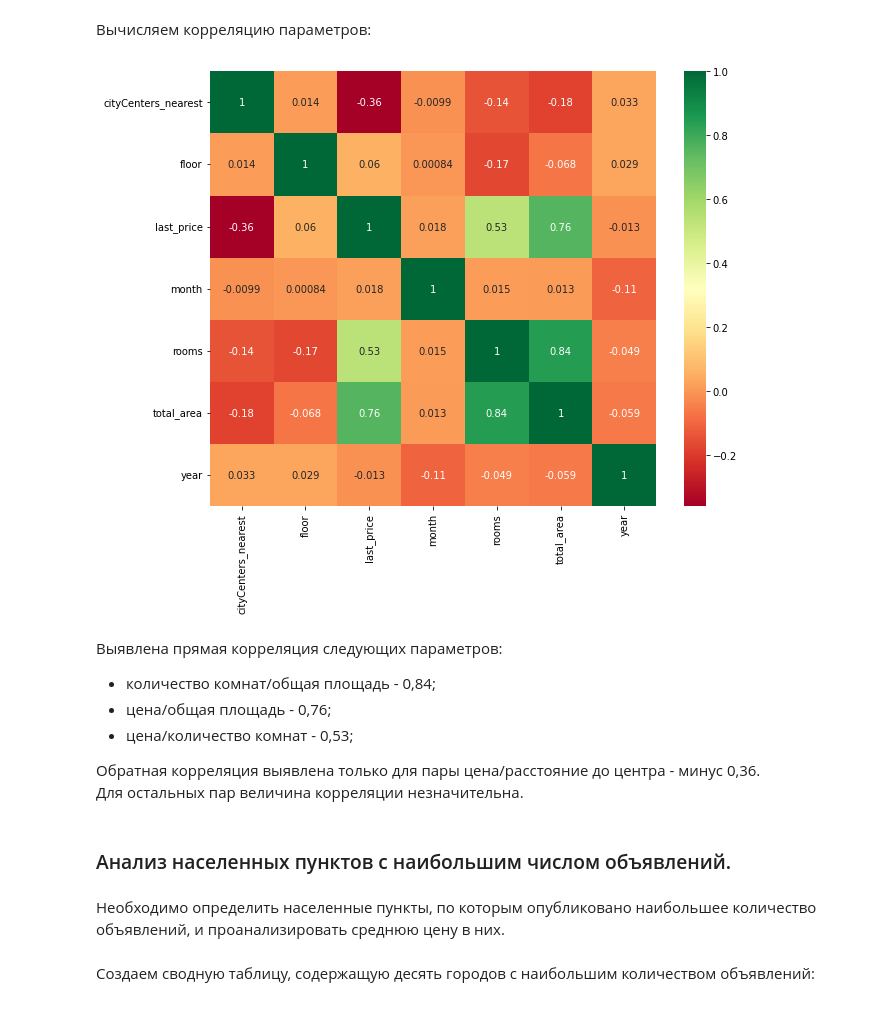
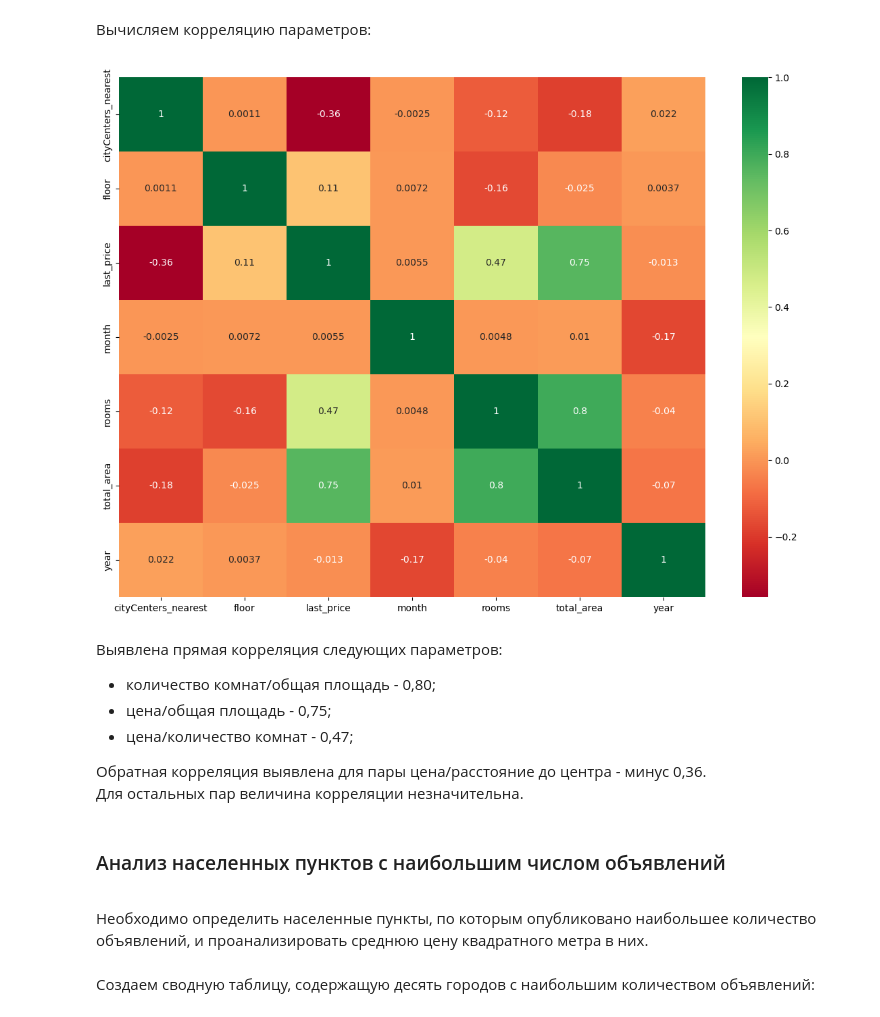
Before and after one commit to bondiq1982/yandex-projects, a Jupyter notebook: flats/flats.ipynb, the cells around one changed output. Saved outputs shown, nothing was run; the diff lists cells and outputs as text; code cells hidden in the pictures.

```diff
--- a/flats/flats.ipynb
+++ b/flats/flats.ipynb
@@ -1008,0 +672,2 @@ rooms_lp
+# %%
+df_work['year'] = pd.to_datetime(df_work['date_exposition']).dt.year
@@ -1008,0 +694,5 @@ rooms_lp
+# %%
+df_work.loc[(df_work['floor'] == 1), 'floor_class'] = 'Первый'
+df_work.loc[(df_work['floors_total'] != df_work['floor']) & (df_work['floor'] != 1), 'floor_class'] = 'Другой'
+df_work.loc[(df_work['floors_total'] == df_work['floor']) & (df_work['floors_total'] != 1), 'floor_class'] = 'Последний'
+df_work['floor_class'] = pd.Categorical(df_work['floor_class'], ['Первый', 'Другой', 'Последний'])
@@ -1008,0 +701,2 @@ rooms_lp
+# %%
+df_work['cityCenters_nearest_km'] = (df_work['cityCenters_nearest'] / 1000).round()
@@ -1257,28 +1100,28 @@ print('Относительная дельта максимального и м
 # %% [markdown]
 Необходимо определить корреляцию основных параметров. Для этого собираем их в сводную таблицу:
 # %%
-all_corr_df = good_df.pivot_table(index=good_df.index, values=['rooms', 'floor', 'total_area', 'cityCenters_nearest', 'last_price', 'month', 'year'])
+all_corr_df = df_work.pivot_table(index=df_work.index, values=['rooms', 'floor', 'total_area', 'cityCenters_nearest', 'last_price', 'month', 'year'])
 # %% [markdown]
 Вычисляем корреляцию параметров:
 # %%
+plt.figure(figsize=(14,10))
 ax = sns.heatmap(all_corr_df.corr(), annot=True, cmap='RdYlGn')
-ax.figure.set_figwidth(10)
-ax.figure.set_figheight(8)
 plt.show()
 # %% [output]
-[figure, old version]
+[figure, new version]
 # %% [markdown]
 Выявлена прямая корреляция следующих параметров:
-- количество комнат/общая площадь - 0,84;
-- цена/общая площадь - 0,76;
-- цена/количество комнат - 0,53;
+- количество комнат/общая площадь - 0,80;
+- цена/общая площадь - 0,75;
+- цена/количество комнат - 0,47;
 
-Обратная корреляция выявлена только для пары цена/расстояние до центра - минус 0,36.
+Обратная корреляция выявлена для пары цена/расстояние до центра - минус 0,36.
 Для остальных пар величина корреляции незначительна.
 # %% [markdown]
-### Анализ населенных пунктов с наибольшим числом объявлений.
+### Анализ населенных пунктов с наибольшим числом объявлений
+<a id="big_cities"></a>
 # %% [markdown]
-Необходимо определить населенные пункты, по которым опубликовано наибольшее количество объявлений, и проанализировать среднюю цену в них.
+Необходимо определить населенные пункты, по которым опубликовано наибольшее количество объявлений, и проанализировать среднюю цену квадратного метра в них.
 # %% [markdown]
 Создаем сводную таблицу, содержащую десять городов с наибольшим количеством объявлений:
 # %%
```
Also changed, not shown: parts of 505 cells of this notebook.
